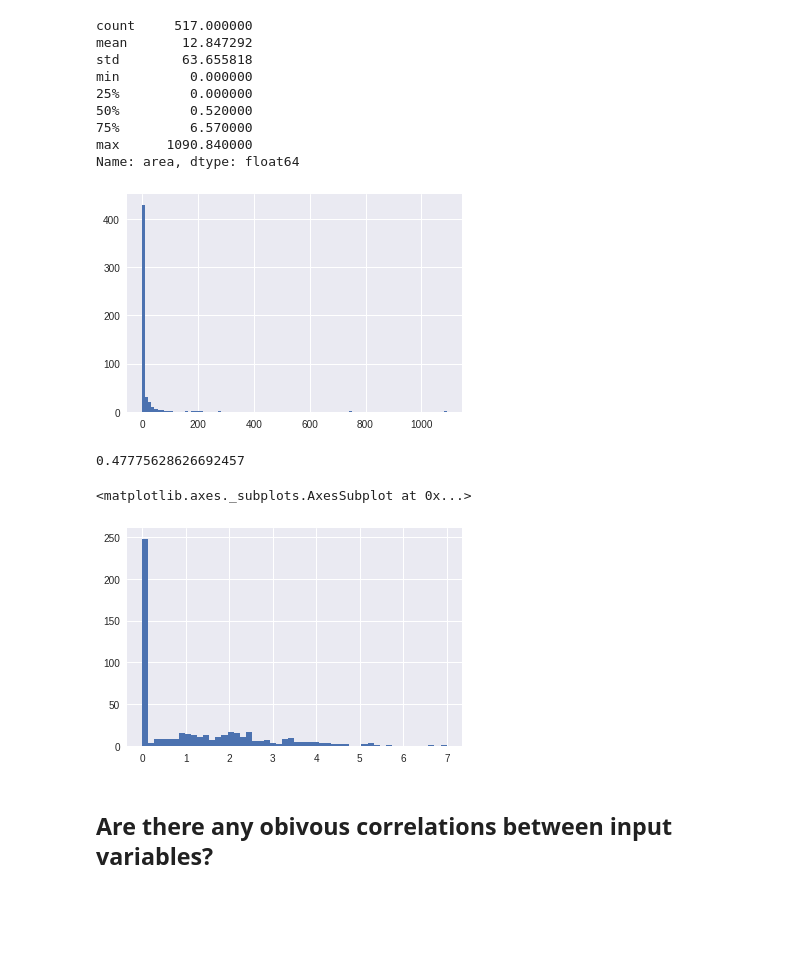
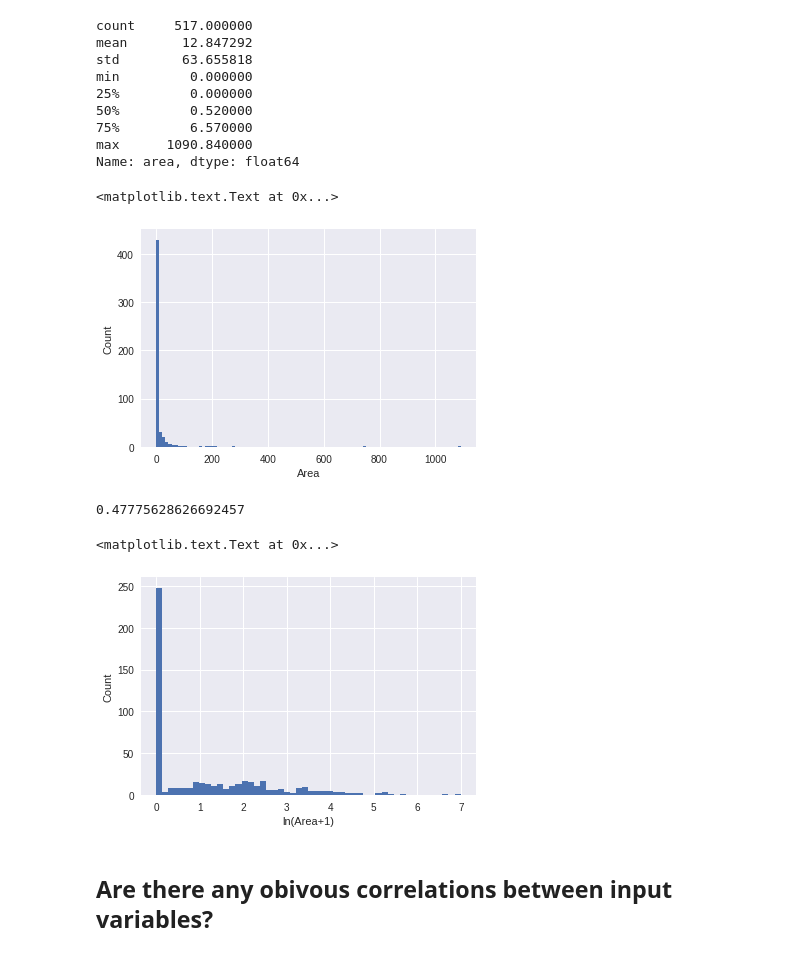
Before and after one commit to davidjwatts/portuguese_fires, a Jupyter notebook: Data_Story.ipynb, the cells around one changed output. Saved outputs shown, nothing was run; the diff lists cells and outputs as text; code cells hidden in the pictures; blank space fills up the shorter version.

```diff
--- a/Data_Story.ipynb
+++ b/Data_Story.ipynb
@@ -58,9 +58,12 @@ Name: area, dtype: float64
 # %%
 # Histogram
 
-_ = fires['area'].hist(bins=100)
+ax = fires['area'].hist(bins=100)
+ax.set_xlabel('Area')
+ax.set_ylabel('Count')
 # %% [output]
+<matplotlib.text.Text at 0x...>
-[figure, old version]
+[figure, new version]
 # %%
 # Proportion of outputs equal to 0
 
@@ -75,10 +78,12 @@ fires['small'] = fires.area == 0
 # %%
 # That's a bit better!
 
-fires['area'].hist(bins=50)
+ax = fires['area'].hist(bins=50)
+ax.set_xlabel('ln(Area+1)')
+ax.set_ylabel('Count')
 # %% [output]
-<matplotlib.axes._subplots.AxesSubplot at 0x...>
+<matplotlib.text.Text at 0x...>
-[figure, old version]
+[figure, new version]
 # %% [markdown]
 ## Are there any obivous correlations between input variables?
 # %% [markdown]
```
Also changed, not shown: 4 other files.
